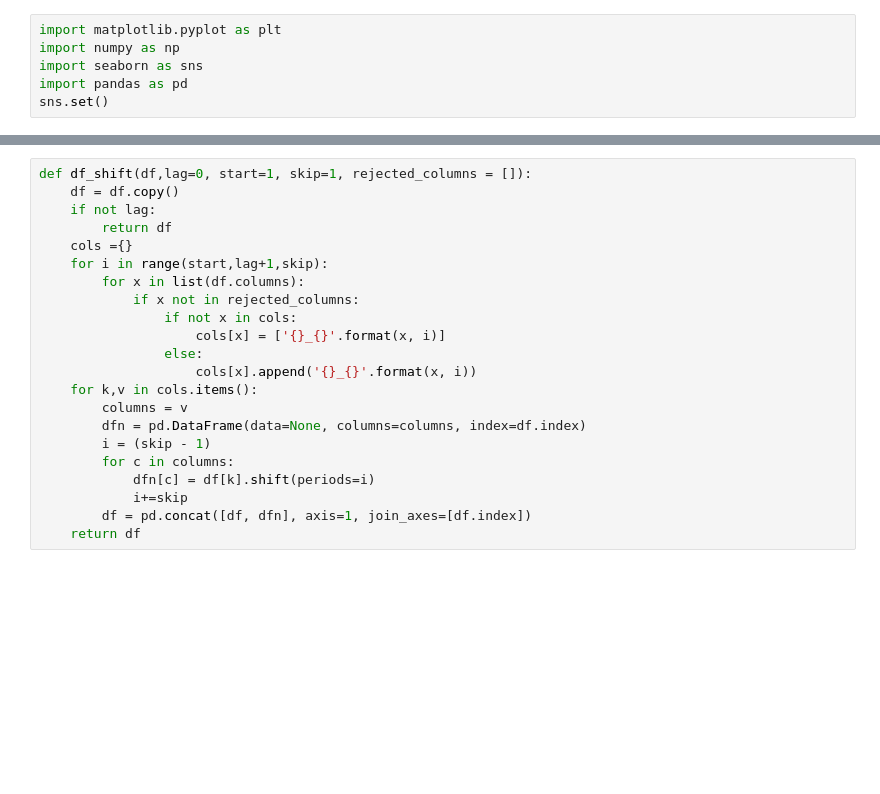
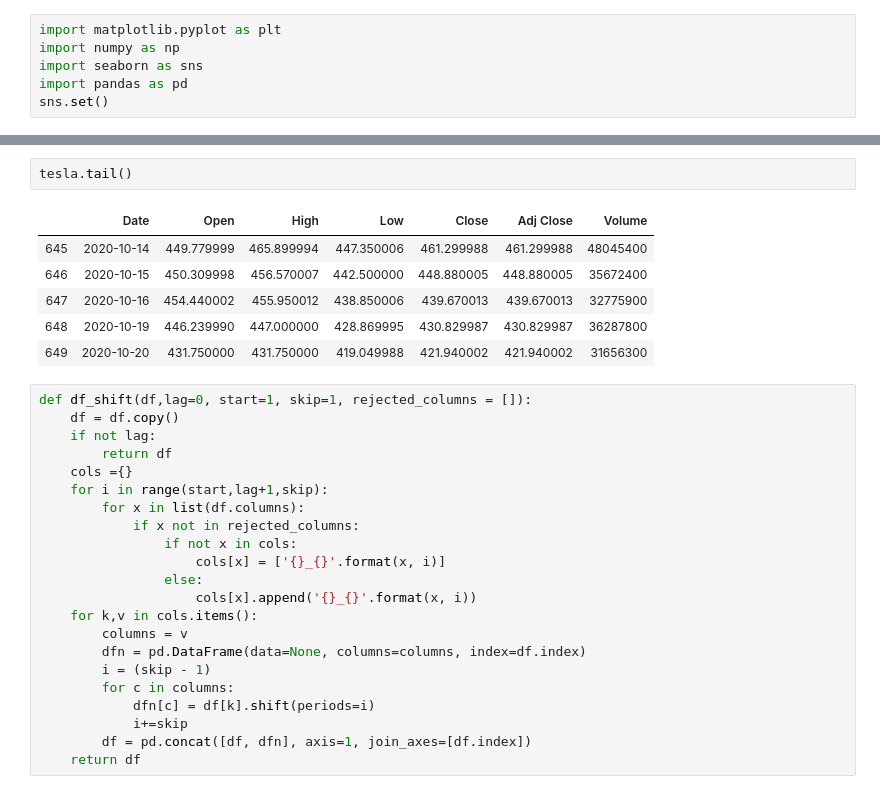
Before and after one commit to OleBo/Stock-Prediction-Models, a Jupyter notebook: misc/outliers.ipynb, the cells around one changed output, grey strips where cells are left out. Cells and saved outputs as stored; diff of their text form; blank space fills up the shorter version.

```diff
--- a/misc/outliers.ipynb
+++ b/misc/outliers.ipynb
@@ -18,3 +18,12 @@ tesla.head()
+# %%
+tesla.tail()
+# %% [output]
+|  | Date | Open | High | Low | Close | Adj Close | Volume |
+| 645 | 2020-10-14 | 449.779999 | 465.899994 | 447.350006 | 461.299988 | 461.299988 | 48045400 |
+| 646 | 2020-10-15 | 450.309998 | 456.570007 | 442.500000 | 448.880005 | 448.880005 | 35672400 |
+| 647 | 2020-10-16 | 454.440002 | 455.950012 | 438.850006 | 439.670013 | 439.670013 | 32775900 |
+| 648 | 2020-10-19 | 446.239990 | 447.000000 | 428.869995 | 430.829987 | 430.829987 | 36287800 |
+| 649 | 2020-10-20 | 431.750000 | 431.750000 | 419.049988 | 421.940002 | 421.940002 | 31656300 |
 # %%
 def df_shift(df,lag=0, start=1, skip=1, rejected_columns = []):
     df = df.copy()
```
Also changed, not shown: parts of 24 cells of this notebook, 2 other files.
